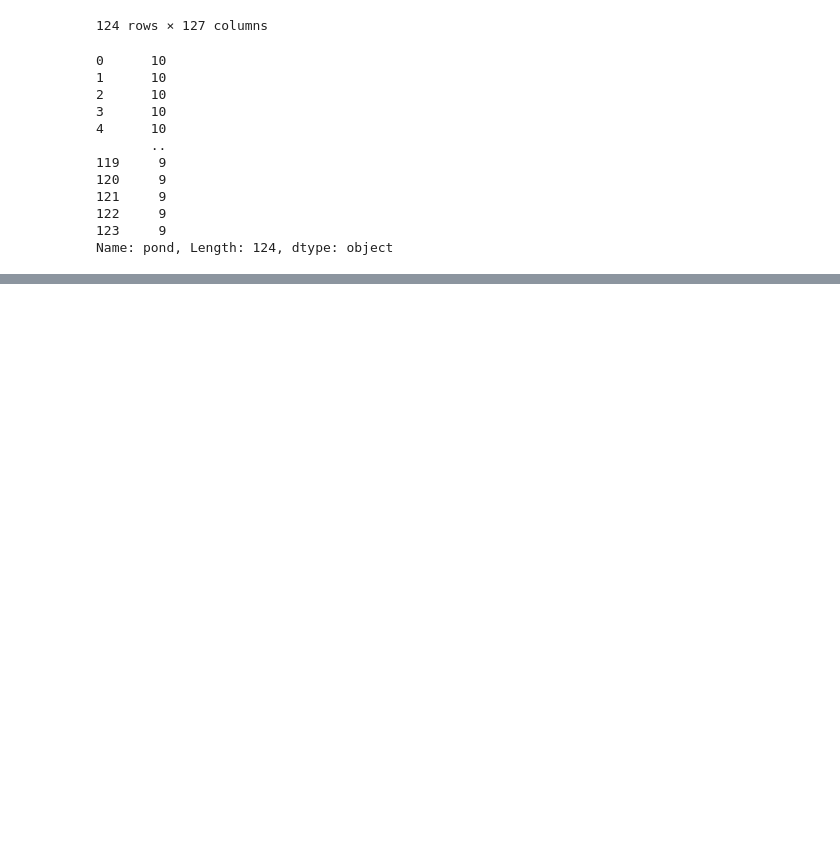
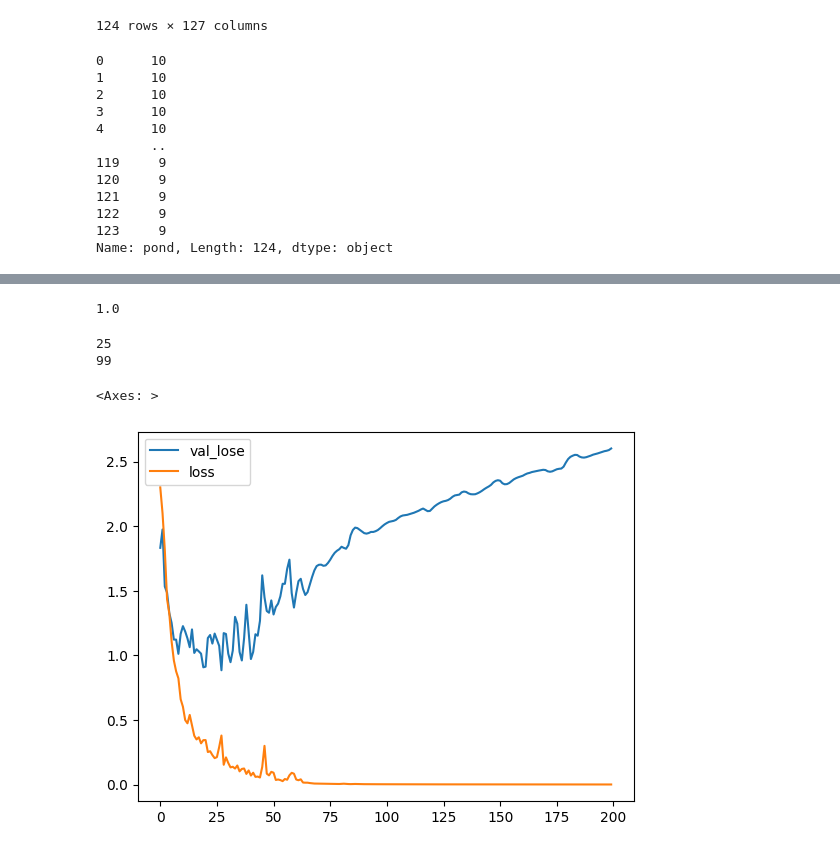
Before and after one commit to przemyslaw-pantol/algorytmy, a Jupyter notebook: analiza_danych/zd_1.ipynb, the cells around one changed output, grey strips where cells are left out. Drawn from its saved outputs; the diff is of its cells as text; code cells hidden in the pictures; blank space fills up the shorter version.

```diff
--- a/analiza_danych/zd_1.ipynb
+++ b/analiza_danych/zd_1.ipynb
@@ -123,0 +118,14 @@ RecursionError: maximum recursion depth exceeded in comparison
+# %%
+from keras.utils import to_categorical
+
+
+y_test = to_categorical(y_test, num_classes=5)
+
+y_train = to_categorical(y_train, num_classes=5)
+# %%
+model1 = keras.Sequential()
+model1.add(keras.layers.Dense(560,input_shape=(len(predyktory),), activation = "relu"))
+model1.add(keras.layers.Dense(230, activation = "sigmoid"))
+model1.add(keras.layers.Dense(100, activation = "sigmoid"))
+model1.add(keras.layers.Dense(5,activation = "softmax"))
+model1.summary()
@@ -123,0 +148,7 @@ RecursionError: maximum recursion depth exceeded in comparison
+# %%
+loss = "categorical_crossentropy"#f_straty
+metryka = ['accuracy']
+optimizer = keras.optimizers.Adam(learning_rate = 0.01)
+model1.compile(loss=loss,metrics=metryka,optimizer=optimizer)
+# %%
+history = model1.fit(x_train,y_train,epochs=200,shuffle=True,validation_data=[x_test,y_test])
@@ -123,0 +183,18 @@ RecursionError: maximum recursion depth exceeded in comparison
+# %%
+from sklearn.metrics import accuracy_score
+predykcja_fnn.argmax(axis=1)
+true_class = y_train.argmax(axis=1)
+accuracy_score(true_class,predykcje_class)
+# %% [output]
+1.0
+# %%
+print(len(true_class))        # Number of true labels
+print(len(predykcje_class))  # Number of predicted labels
+# %% [output]
+25
+99
+# %%
+pd.DataFrame({'val_lose':history.history['val_loss'],'loss':history.history['loss']}).plot()
+# %% [output]
+<Axes: >
+[figure, added]
```
Also changed, not shown: parts of 7 cells of this notebook, 3 other files.
